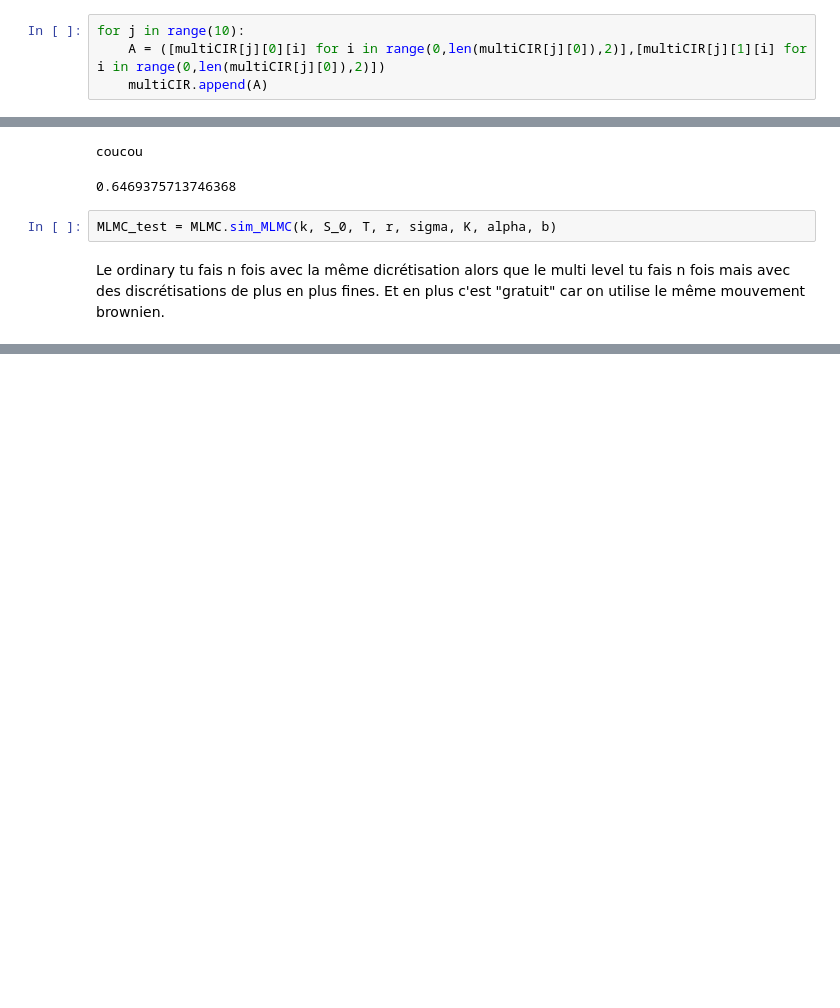
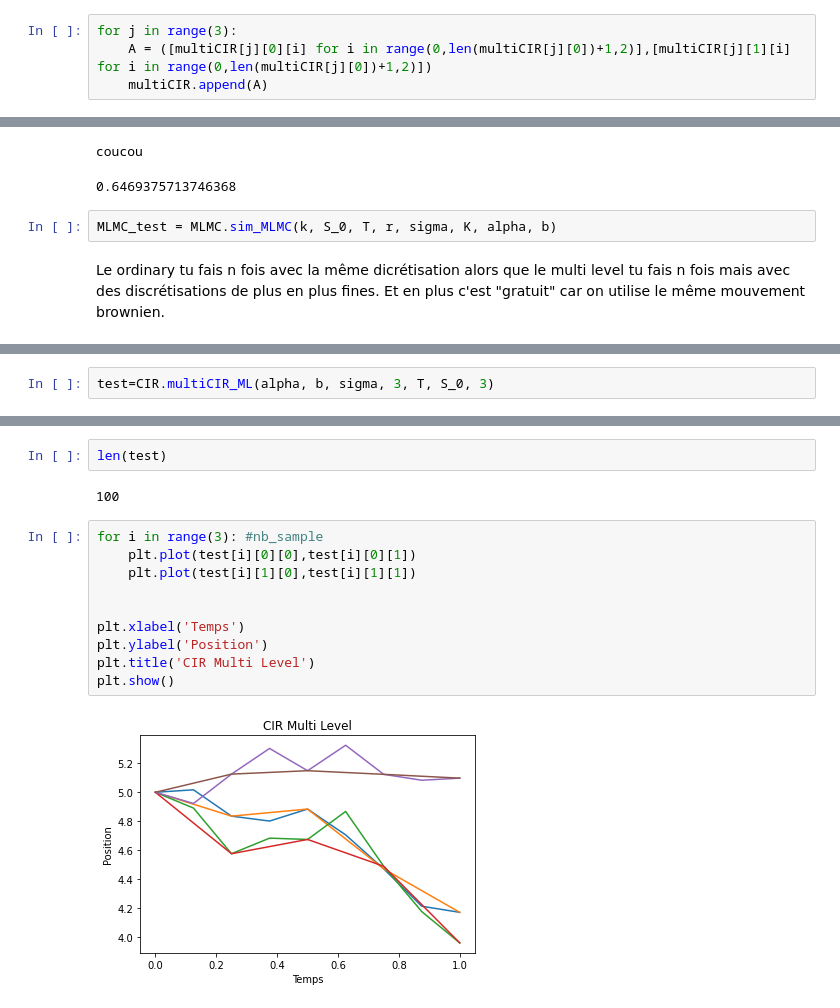
Before and after one commit to Thomasaujoux/Monte_Carlo_Option_Pricing, a Jupyter notebook: main.ipynb, the cells around one changed output, grey strips where cells are left out. Cells and saved outputs as stored; diff of their text form; blank space fills up the shorter version.

```diff
--- a/main.ipynb
+++ b/main.ipynb
@@ -355,4 +324,4 @@ multiCIR
 # %%
-for j in range(10):
-    A = ([multiCIR[j][0][i] for i in range(0,len(multiCIR[j][0]),2)],[multiCIR[j][1][i] for i in range(0,len(multiCIR[j][0]),2)])
+for j in range(3):
+    A = ([multiCIR[j][0][i] for i in range(0,len(multiCIR[j][0])+1,2)],[multiCIR[j][1][i] for i in range(0,len(multiCIR[j][0])+1,2)])
     multiCIR.append(A)
@@ -413,0 +425,2 @@ Le ordinary tu fais n fois avec la même dicrétisation alors que le multi level
+# %%
+test=CIR.multiCIR_ML(alpha, b, sigma, 3, T, S_0, 3)
@@ -413,0 +437,16 @@ Le ordinary tu fais n fois avec la même dicrétisation alors que le multi level
+# %%
+len(test)
+# %% [output]
+100
+# %%
+for i in range(3): #nb_sample
+    plt.plot(test[i][0][0],test[i][0][1])
+    plt.plot(test[i][1][0],test[i][1][1])
+
+
+plt.xlabel('Temps')
+plt.ylabel('Position')
+plt.title('CIR Multi Level')
+plt.show()
+# %% [output]
+[figure, added]
```
Also changed, not shown: parts of 23 cells of this notebook, 1 other file.
